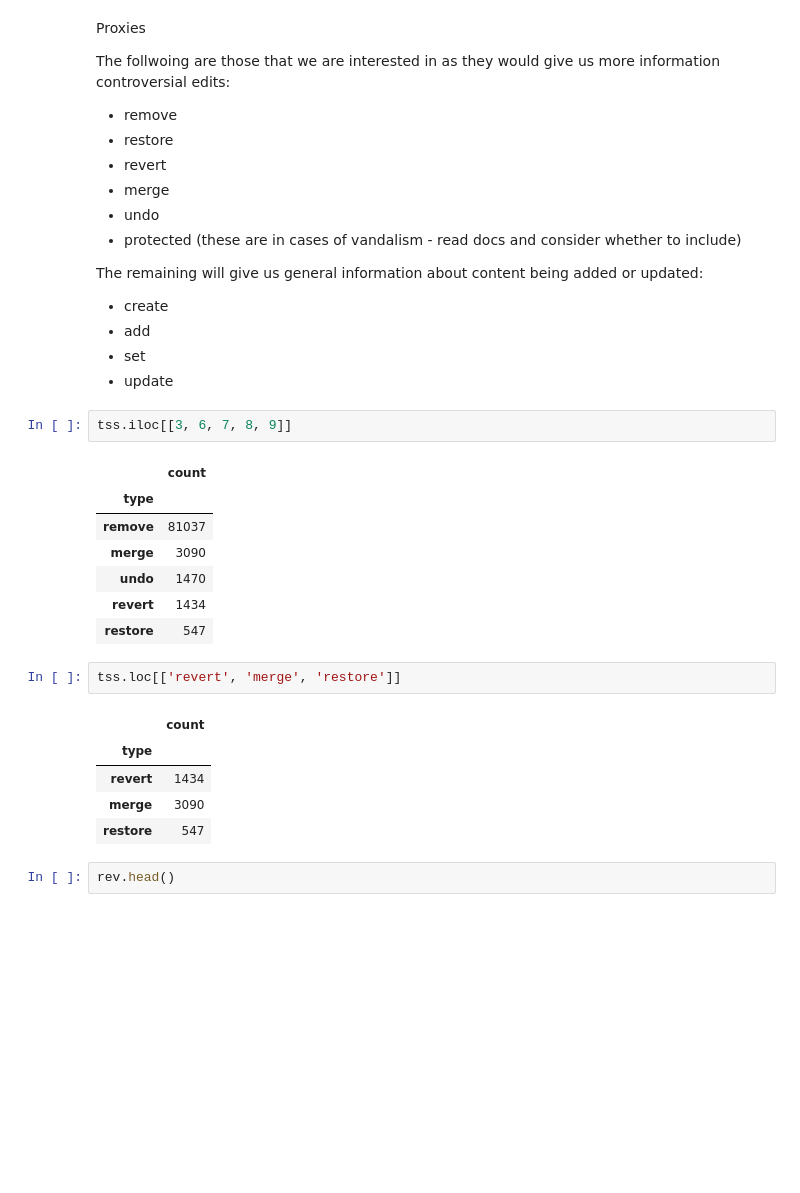
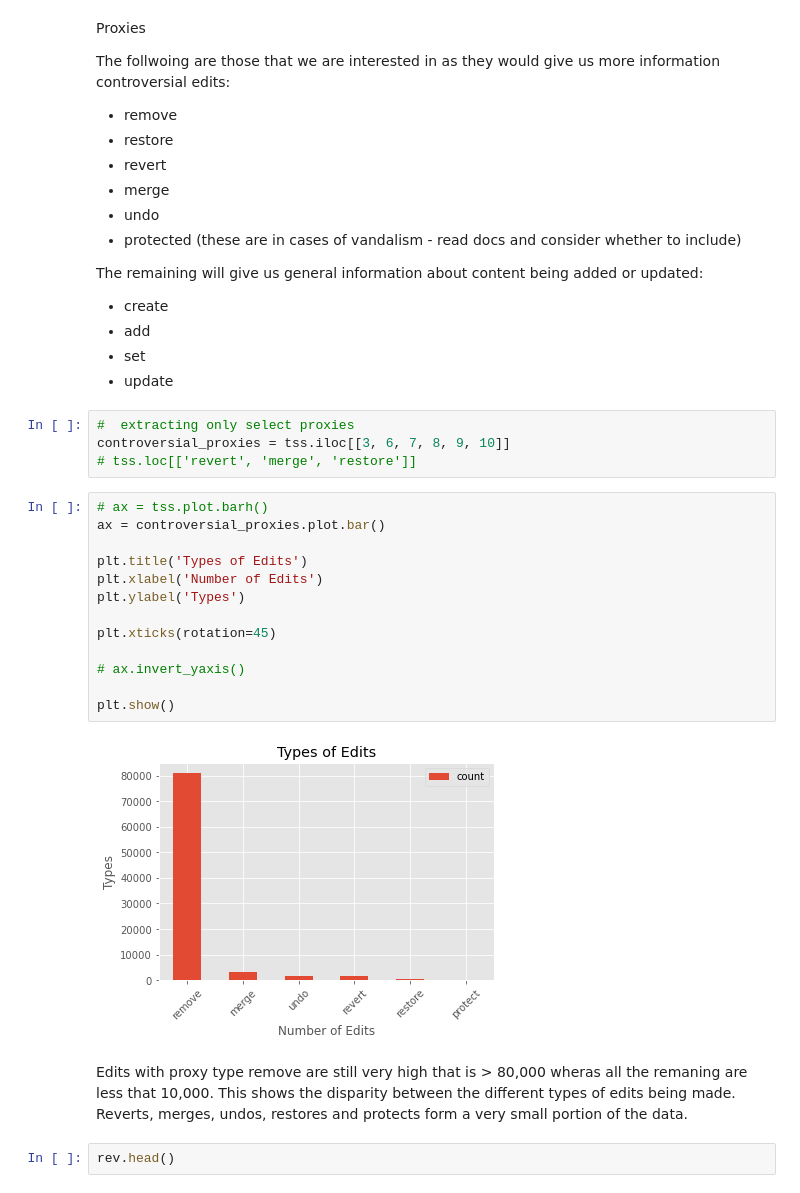
Before and after one commit to yadavtushita/6CCS3PRJ-WikidataProject, a Jupyter notebook: Politics.ipynb, the cells around one changed output. Saved outputs shown, nothing was run; the diff lists cells and outputs as text; blank space fills up the shorter version.

```diff
--- a/Politics.ipynb
+++ b/Politics.ipynb
@@ -261,23 +272,26 @@ The remaining will give us general information about content being added or upda
 - set
 - update
 # %%
-tss.iloc[[3, 6, 7, 8, 9]]
+#  extracting only select proxies
+controversial_proxies = tss.iloc[[3, 6, 7, 8, 9, 10]]
+# tss.loc[['revert', 'merge', 'restore']]
-# %% [output]
-|  | count |
-| type |  |
-| remove | 81037 |
-| merge | 3090 |
-| undo | 1470 |
-| revert | 1434 |
-| restore | 547 |
-# %%
-tss.loc[['revert', 'merge', 'restore']]
-# %% [output]
-|  | count |
-| type |  |
-| revert | 1434 |
-| merge | 3090 |
-| restore | 547 |
+# %%
+# ax = tss.plot.barh()
+ax = controversial_proxies.plot.bar()
+
+plt.title('Types of Edits')
+plt.xlabel('Number of Edits')
+plt.ylabel('Types')
+
+plt.xticks(rotation=45)
+
+# ax.invert_yaxis()
+
+plt.show()
+# %% [output]
+[figure, added]
+# %% [markdown]
+Edits with proxy type remove are still very high that is > 80,000 wheras all the remaning are less that 10,000. This shows the disparity between the different types of edits being made. Reverts, merges, undos, restores and protects form a very small portion of the data.
 # %%
 rev.head()
 # %% [output]
```
Also changed, not shown: parts of 25 cells of this notebook, 1 other file.
